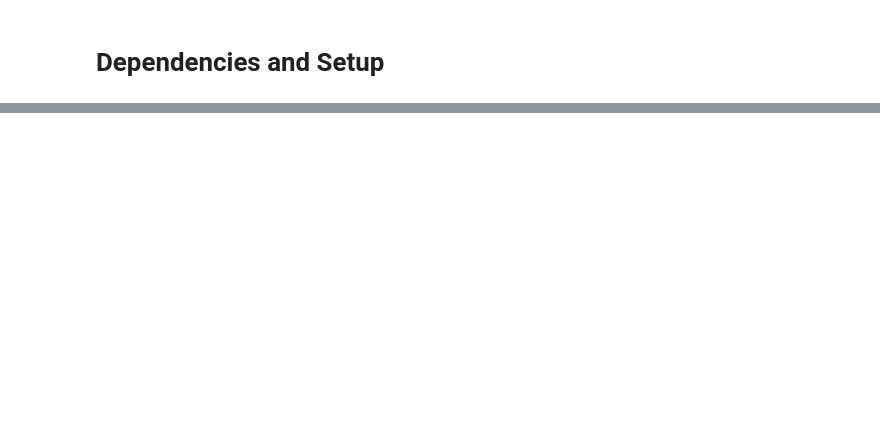
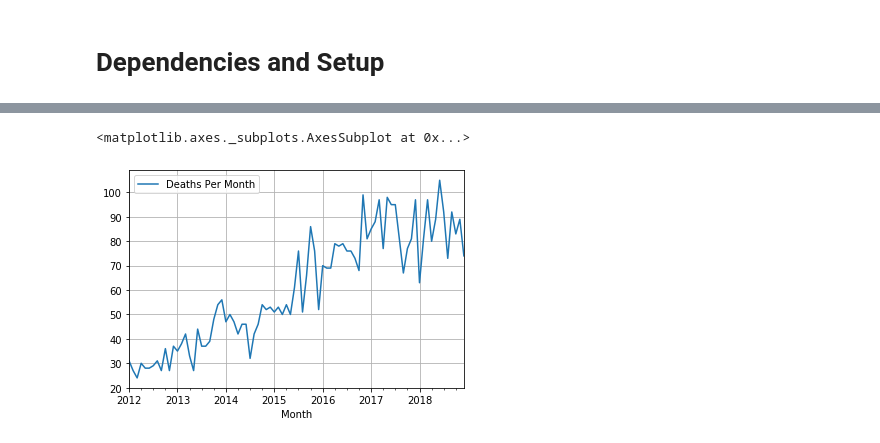
Before and after one commit to prerak-patel/Accidental-Drug-Related-Deaths, a Jupyter notebook: accidentalDrugRelatedDeaths.ipynb, the cells around one changed output, grey strips where cells are left out. Drawn from its saved outputs; the diff is of its cells as text; code cells hidden in the pictures; blank space fills up the shorter version.

```diff
--- a/accidentalDrugRelatedDeaths.ipynb
+++ b/accidentalDrugRelatedDeaths.ipynb
@@ -29,0 +38,5 @@ narrowed_df
+# %%
+# Get count of deaths in each month
+narrowed_df.index = pd.to_datetime(narrowed_df['Date'],format='%m/%d/%y %I:%M%p')
+narrowed_df = narrowed_df.groupby(by=[narrowed_df.index.year,narrowed_df.index.month]).agg({'ID':'count'})
+narrowed_df.head(20)
@@ -29,0 +62,15 @@ narrowed_df
+# %%
+# Create new dataframe with year,month and day concatenated
+reduced_df = pd.DataFrame(columns=['Month', 'Deaths Per Month'])
+for index, row in narrowed_df.iterrows():
+    year = int(index[0])
+    month = int(index[1])
+    day = 1
+    count = row[0]
+
+    converted_date = datetime(year,month,day)
+    reduced_df = reduced_df.append({'Month': converted_date, 'Deaths Per Month': count}, ignore_index=True)
+# %%
+# Set index as month to plot Deaths per month chart
+reduced_df.set_index('Month', inplace=True)
+reduced_df.head()
@@ -29,0 +85,9 @@ narrowed_df
+# %%
+
+start_date = datetime(2012,1,1)
+end_date = datetime(2018,12,1)
+
+reduced_df[(start_date <= reduced_df.index) & (reduced_df.index <= end_date)].plot(grid='on')
+# %% [output]
+<matplotlib.axes._subplots.AxesSubplot at 0x...>
+[figure, added]
```
Also changed, not shown: parts of 15 cells of this notebook.
